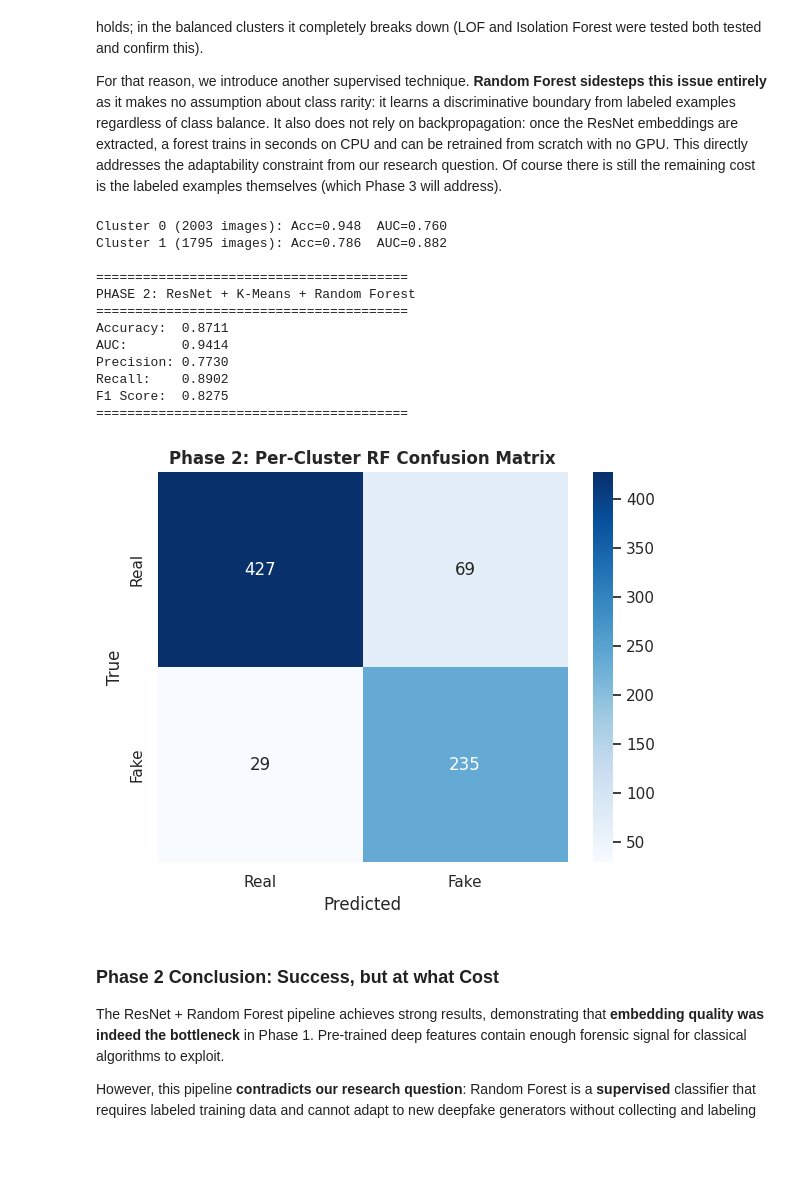
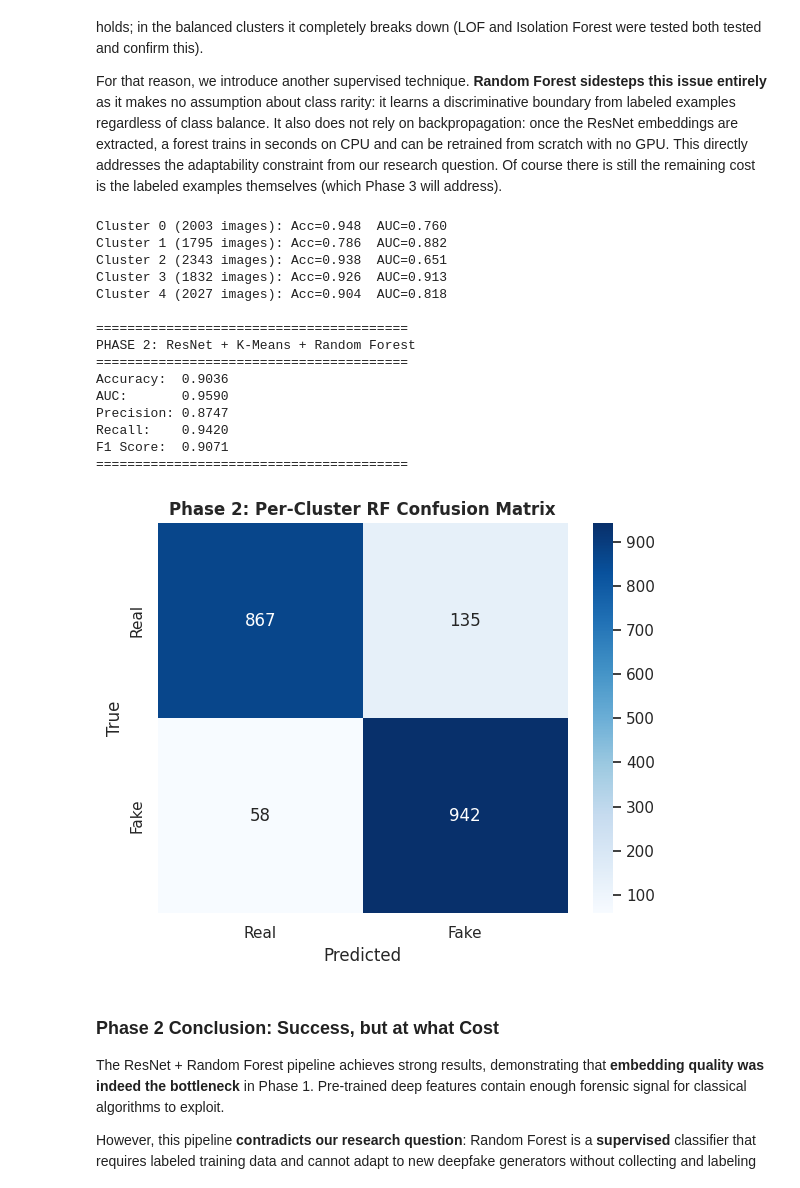
Before and after one commit to GMar25/DATA-MINING-ANALYSIS-Course-Project-Identifying-Deepfakes, a Jupyter notebook: main_notebook.ipynb, the cells around one changed output. Drawn from its saved outputs; the diff is of its cells as text; code cells hidden in the pictures; blank space fills up the shorter version.

```diff
--- a/main_notebook.ipynb
+++ b/main_notebook.ipynb
@@ -878,7 +878,7 @@ For that reason, we introduce another supervised technique. **Random Forest side
 # ── Phase 2: Per-Cluster Random Forest Classification ──
 global_y_true, global_y_pred, global_y_proba = [], [], []
 
-for i in range(K_P2):
+for i in range(best_k_p2):
     mask = cluster_ids_p2 == i
     X_c = X_p2[mask]
     y_c = y_p2[mask]
@@ -914,39 +914,42 @@ prec_rf = precision_score(global_y_true, global_y_pred)
 rec_rf  = recall_score(global_y_true, global_y_pred)
 f1_rf   = f1_score(global_y_true, global_y_pred)
 
 print("\n" + "=" * 40)
 print("PHASE 2: ResNet + K-Means + Random Forest")
 print("=" * 40)
 print(f"Accuracy:  {acc_rf:.4f}")
 print(f"AUC:       {auc_rf:.4f}")
 print(f"Precision: {prec_rf:.4f}")
 print(f"Recall:    {rec_rf:.4f}")
 print(f"F1 Score:  {f1_rf:.4f}")
 print("=" * 40)
 
 fig, ax = plt.subplots(figsize=(6, 5))
 sns.heatmap(confusion_matrix(global_y_true, global_y_pred), annot=True, fmt='d',
             cmap='Blues', xticklabels=['Real', 'Fake'],
             yticklabels=['Real', 'Fake'], ax=ax)
 ax.set_xlabel("Predicted")
 ax.set_ylabel("True")
 ax.set_title("Phase 2: Per-Cluster RF Confusion Matrix", fontweight='bold')
 plt.tight_layout()
 plt.show()
 # %% [output]
 Cluster 0 (2003 images): Acc=0.948  AUC=0.760
 Cluster 1 (1795 images): Acc=0.786  AUC=0.882
+Cluster 2 (2343 images): Acc=0.938  AUC=0.651
+Cluster 3 (1832 images): Acc=0.926  AUC=0.913
+Cluster 4 (2027 images): Acc=0.904  AUC=0.818
 
 ========================================
 PHASE 2: ResNet + K-Means + Random Forest
 ========================================
-Accuracy:  0.8711
-AUC:       0.9414
-Precision: 0.7730
-Recall:    0.8902
-F1 Score:  0.8275
+Accuracy:  0.9036
+AUC:       0.9590
+Precision: 0.8747
+Recall:    0.9420
+F1 Score:  0.9071
 ========================================
-[figure, old version]
+[figure, new version]
 # %% [markdown]
 ### Phase 2 Conclusion: Success, but at what Cost
 
```
Also changed, not shown: parts of 1 cell of this notebook.
